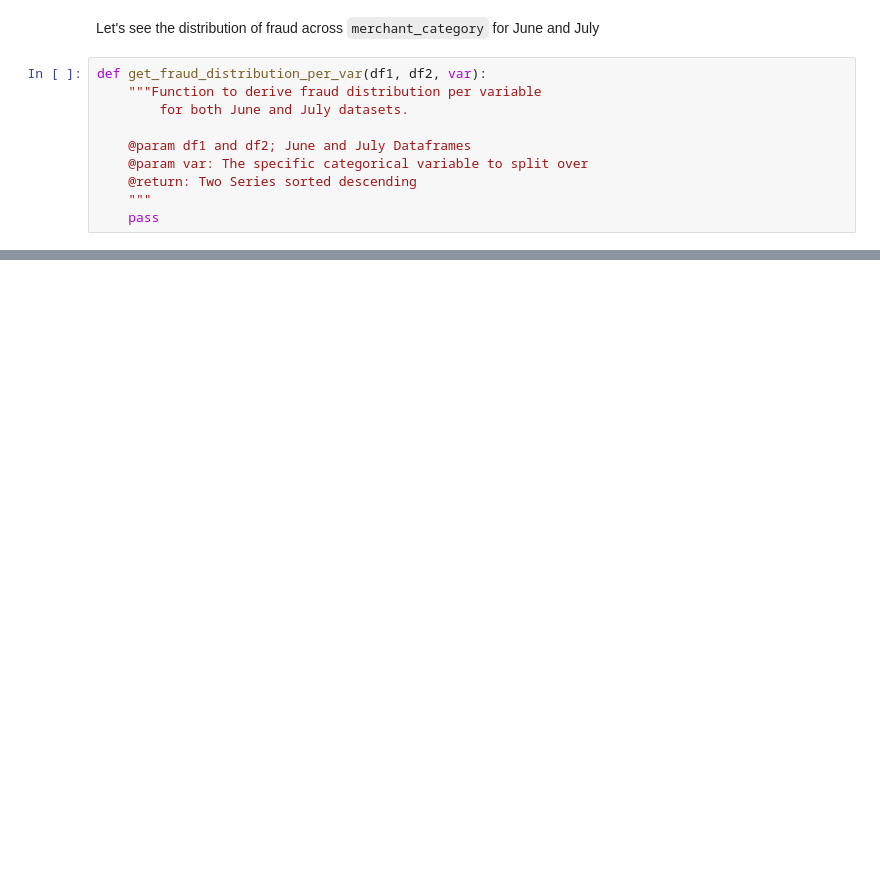
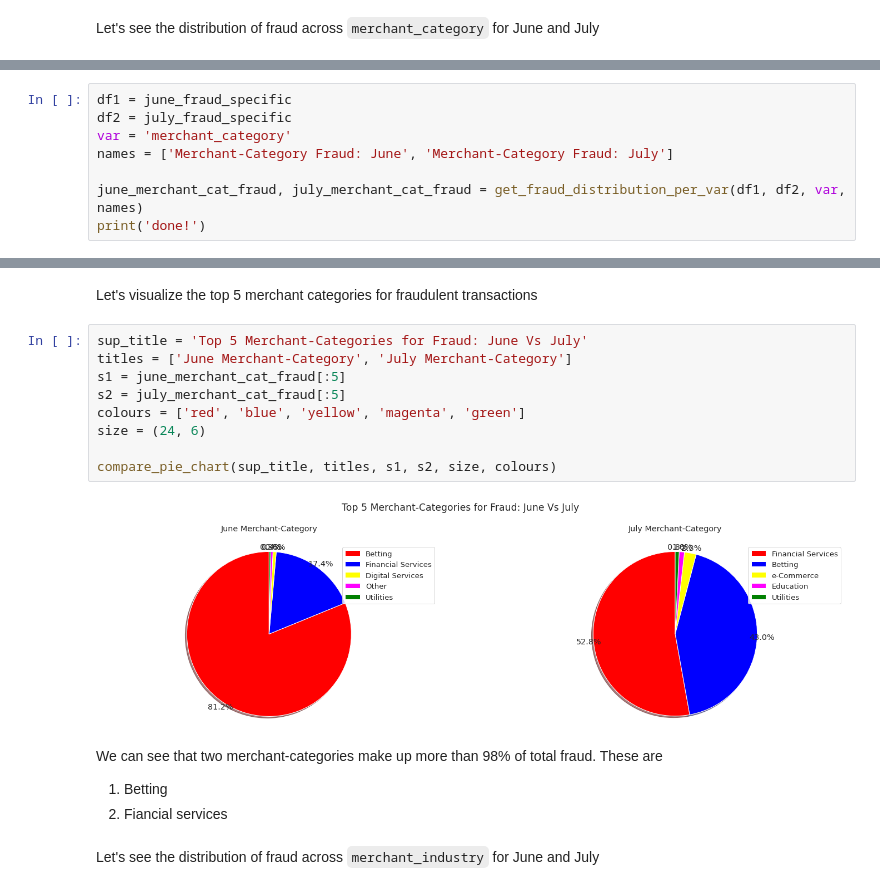
Before and after one commit to Lawrence-Krukrubo/fraud_analyst_assignment, a Jupyter notebook: fraud_analysis.ipynb, the cells around one changed output, grey strips where cells are left out. Saved outputs shown, nothing was run; the diff lists cells and outputs as text; blank space fills up the shorter version.

```diff
--- a/fraud_analysis.ipynb
+++ b/fraud_analysis.ipynb
@@ -935,12 +942,2 @@ July Fraud-Specific data shape is: (51, 8)
 # %% [markdown]
 Let's see the distribution of fraud across `merchant_category` for June and July
-# %%
-def get_fraud_distribution_per_var(df1, df2, var):
-    """Function to derive fraud distribution per variable
-        for both June and July datasets.
-
-    @param df1 and df2; June and July Dataframes
-    @param var: The specific categorical variable to split over
-    @return: Two Series sorted descending
-    """
-    pass
@@ -948,0 +980,8 @@ def get_fraud_distribution_per_var(df1, df2, var):
+# %%
+df1 = june_fraud_specific
+df2 = july_fraud_specific
+var = 'merchant_category'
+names = ['Merchant-Category Fraud: June', 'Merchant-Category Fraud: July']
+
+june_merchant_cat_fraud, july_merchant_cat_fraud = get_fraud_distribution_per_var(df1, df2, var, names)
+print('done!')
@@ -948,0 +1013,19 @@ def get_fraud_distribution_per_var(df1, df2, var):
+# %% [markdown]
+Let's visualize the top 5 merchant categories for fraudulent transactions
+# %%
+sup_title = 'Top 5 Merchant-Categories for Fraud: June Vs July'
+titles = ['June Merchant-Category', 'July Merchant-Category']
+s1 = june_merchant_cat_fraud[:5]
+s2 = july_merchant_cat_fraud[:5]
+colours = ['red', 'blue', 'yellow', 'magenta', 'green']
+size = (24, 6)
+
+compare_pie_chart(sup_title, titles, s1, s2, size, colours)
+# %% [output]
+[figure, added]
+# %% [markdown]
+We can see that two merchant-categories make up more than 98% of total fraud. These are
+1. Betting
+2. Fiancial services
+# %% [markdown]
+Let's see the distribution of fraud across `merchant_industry` for June and July
```
Also changed, not shown: parts of 42 cells of this notebook.
